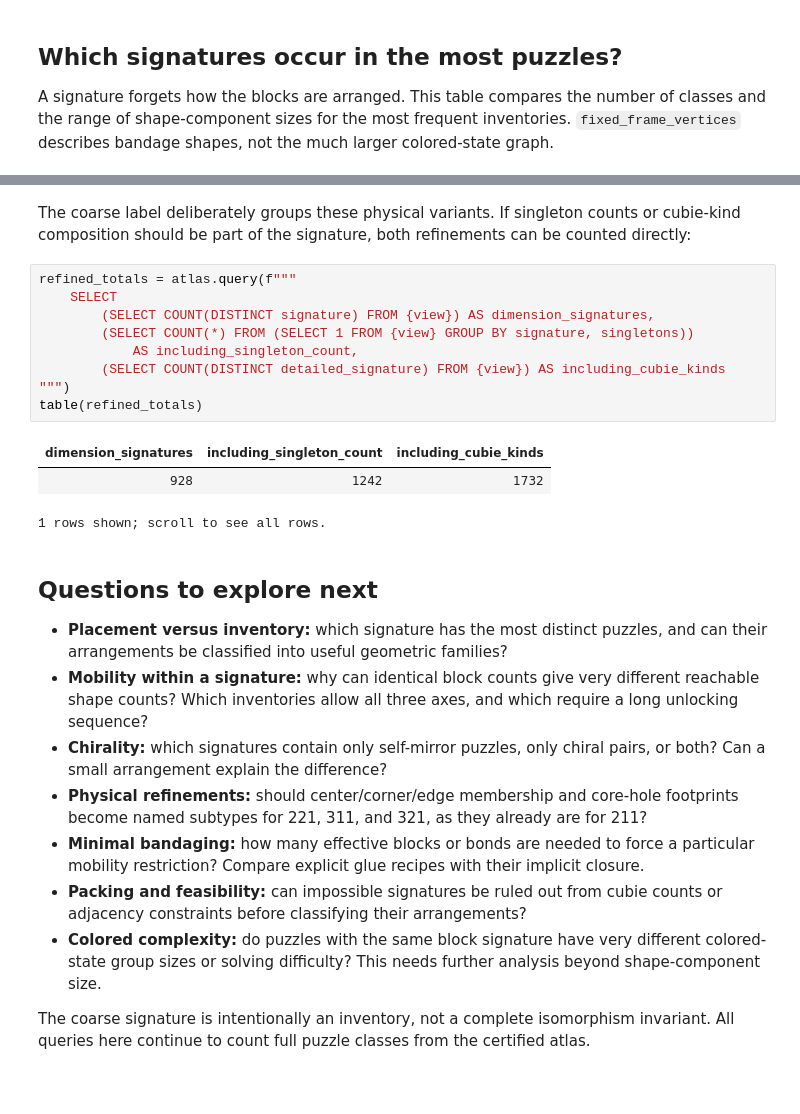
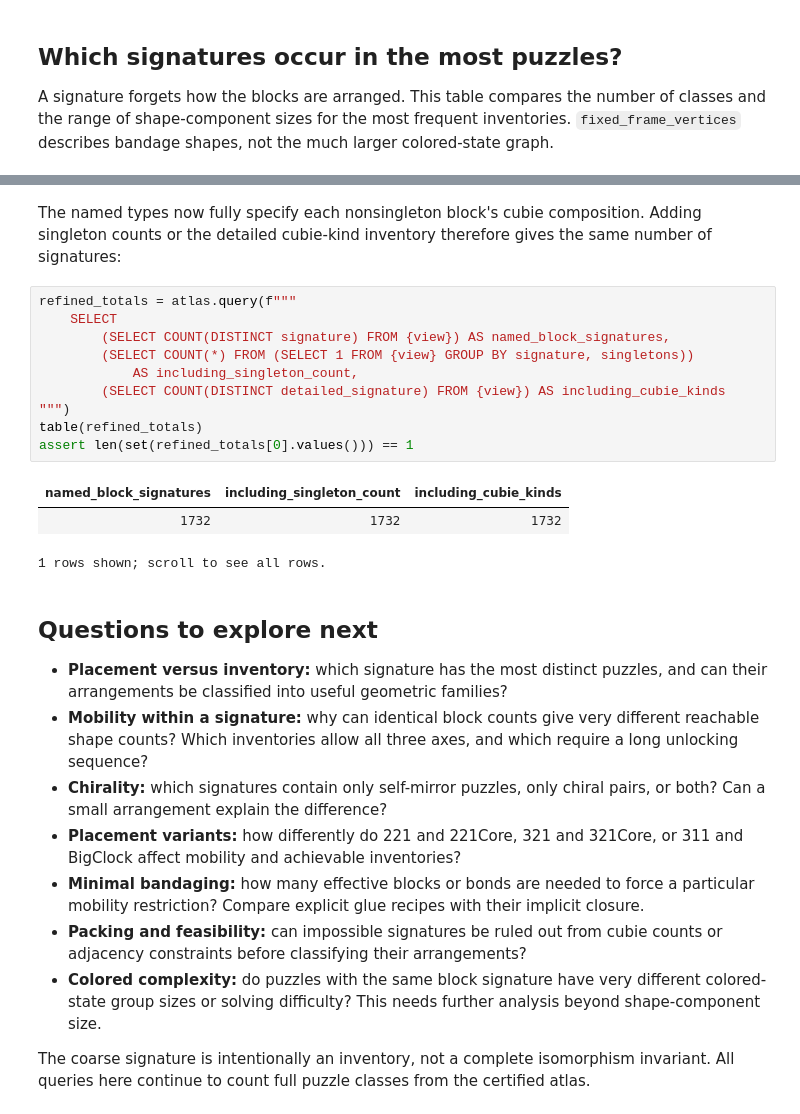
Before and after one commit to ladislavdubravsky/bandaged-cube-explorer, a Jupyter notebook: v2/examples/PuzzleSignatures.ipynb, the cells around one changed output, grey strips where cells are left out. Saved outputs shown, nothing was run; the diff lists cells and outputs as text; blank space fills up the shorter version.

```diff
--- a/v2/examples/PuzzleSignatures.ipynb
+++ b/v2/examples/PuzzleSignatures.ipynb
@@ -371,17 +364,18 @@ table(ambiguous[:12])
 # %% [markdown]
-The coarse label deliberately groups these physical variants. If singleton counts or cubie-kind composition should be part of the signature, both refinements can be counted directly:
+The named types now fully specify each nonsingleton block's cubie composition. Adding singleton counts or the detailed cubie-kind inventory therefore gives the same number of signatures:
 # %%
 refined_totals = atlas.query(f"""
     SELECT
-        (SELECT COUNT(DISTINCT signature) FROM {view}) AS dimension_signatures,
+        (SELECT COUNT(DISTINCT signature) FROM {view}) AS named_block_signatures,
         (SELECT COUNT(*) FROM (SELECT 1 FROM {view} GROUP BY signature, singletons))
             AS including_singleton_count,
         (SELECT COUNT(DISTINCT detailed_signature) FROM {view}) AS including_cubie_kinds
 """)
 table(refined_totals)
+assert len(set(refined_totals[0].values())) == 1
 # %% [output]
-| dimension_signatures | including_singleton_count | including_cubie_kinds |
-| 928 | 1242 | 1732 |
+| named_block_signatures | including_singleton_count | including_cubie_kinds |
+| 1732 | 1732 | 1732 |
 1 rows shown; scroll to see all rows.
 # %% [markdown]
 ## Questions to explore next
@@ -389,7 +383,7 @@ table(refined_totals)
 - **Placement versus inventory:** which signature has the most distinct puzzles, and can their arrangements be classified into useful geometric families?
 - **Mobility within a signature:** why can identical block counts give very different reachable shape counts? Which inventories allow all three axes, and which require a long unlocking sequence?
 - **Chirality:** which signatures contain only self-mirror puzzles, only chiral pairs, or both? Can a small arrangement explain the difference?
-- **Physical refinements:** should center/corner/edge membership and core-hole footprints become named subtypes for 221, 311, and 321, as they already are for 211?
+- **Placement variants:** how differently do 221 and 221Core, 321 and 321Core, or 311 and BigClock affect mobility and achievable inventories?
 - **Minimal bandaging:** how many effective blocks or bonds are needed to force a particular mobility restriction? Compare explicit glue recipes with their implicit closure.
 - **Packing and feasibility:** can impossible signatures be ruled out from cubie counts or adjacency constraints before classifying their arrangements?
 - **Colored complexity:** do puzzles with the same block signature have very different colored-state group sizes or solving difficulty? This needs further analysis beyond shape-component size.
```
Also changed, not shown: parts of 12 cells of this notebook, 5 other files.
